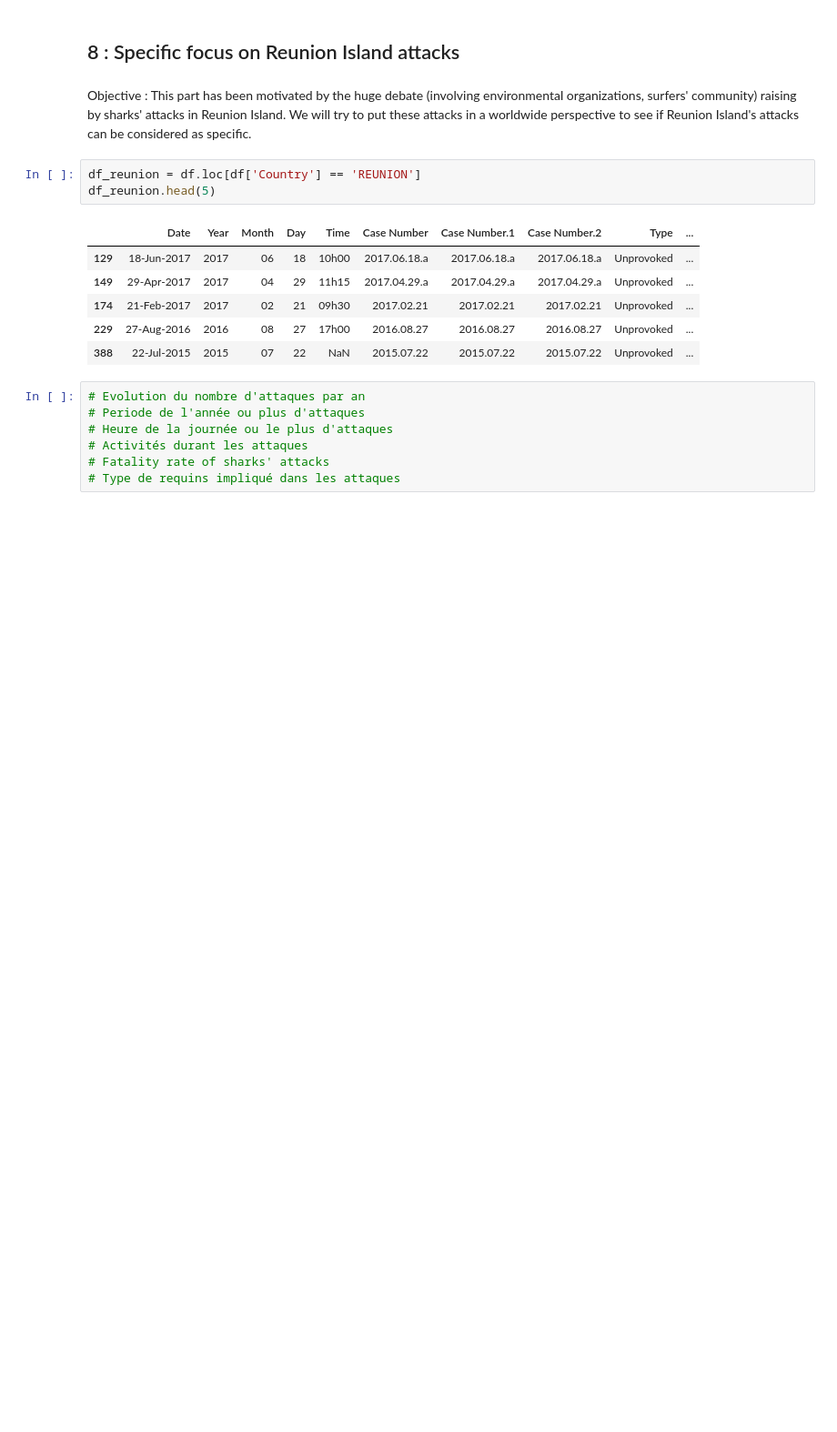
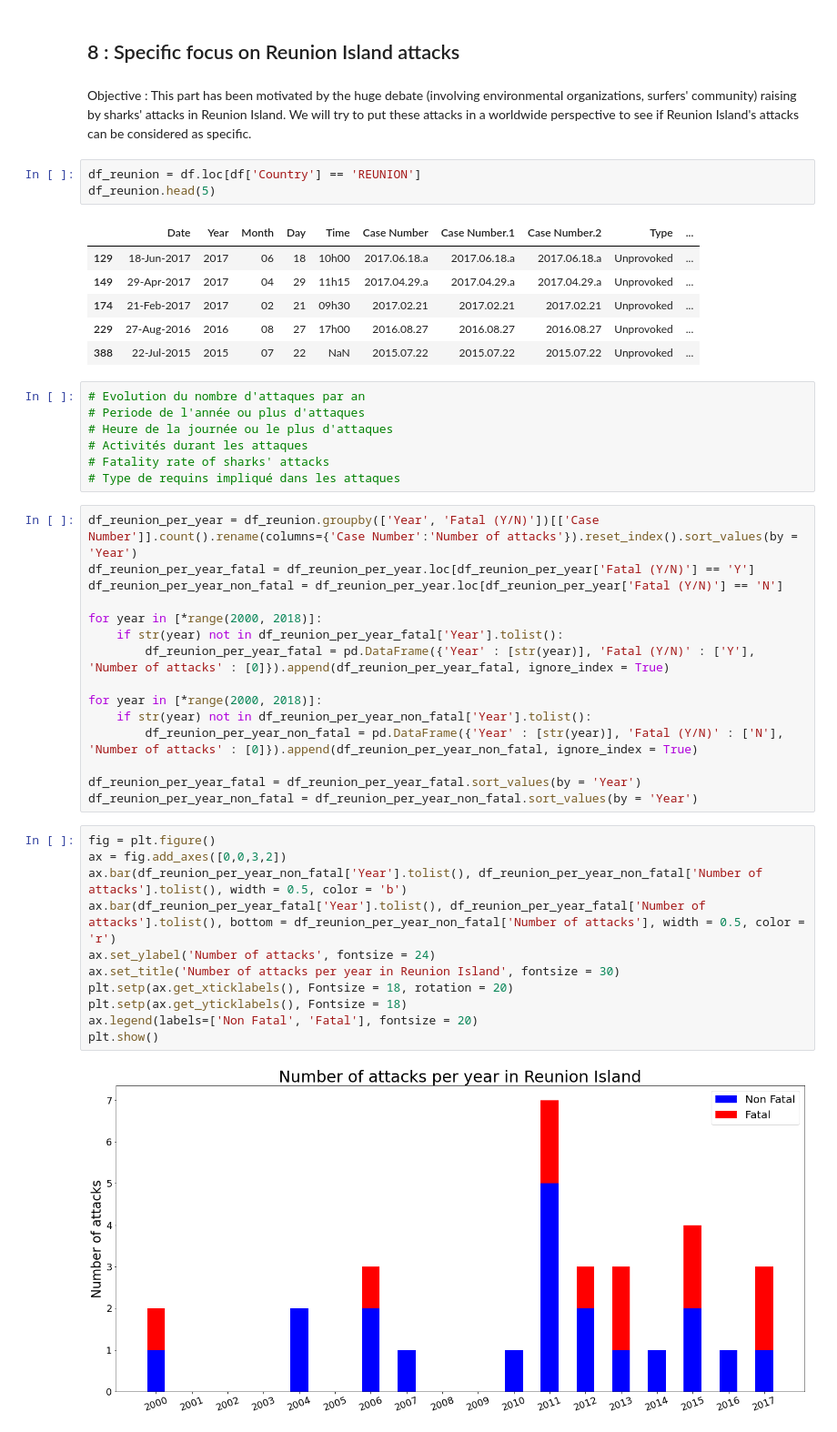
Before and after one commit to BenoitPierson/JAWS, a Jupyter notebook: Jupyter_notebook_jaws.ipynb, the cells around one changed output. Shown: that part at 91% size. Saved outputs shown, nothing was run; the diff lists cells and outputs as text; blank space fills up the shorter version.

```diff
--- a/Jupyter_notebook_jaws.ipynb
+++ b/Jupyter_notebook_jaws.ipynb
@@ -167,3 +168,31 @@ df_reunion.head(5)
 # Activités durant les attaques
 # Fatality rate of sharks' attacks
 # Type de requins impliqué dans les attaques
+# %%
+df_reunion_per_year = df_reunion.groupby(['Year', 'Fatal (Y/N)'])[['Case Number']].count().rename(columns={'Case Number':'Number of attacks'}).reset_index().sort_values(by = 'Year')
+df_reunion_per_year_fatal = df_reunion_per_year.loc[df_reunion_per_year['Fatal (Y/N)'] == 'Y']
+df_reunion_per_year_non_fatal = df_reunion_per_year.loc[df_reunion_per_year['Fatal (Y/N)'] == 'N']
+
+for year in [*range(2000, 2018)]:
+    if str(year) not in df_reunion_per_year_fatal['Year'].tolist():
+        df_reunion_per_year_fatal = pd.DataFrame({'Year' : [str(year)], 'Fatal (Y/N)' : ['Y'], 'Number of attacks' : [0]}).append(df_reunion_per_year_fatal, ignore_index = True)
+
+for year in [*range(2000, 2018)]:
+    if str(year) not in df_reunion_per_year_non_fatal['Year'].tolist():
+        df_reunion_per_year_non_fatal = pd.DataFrame({'Year' : [str(year)], 'Fatal (Y/N)' : ['N'], 'Number of attacks' : [0]}).append(df_reunion_per_year_non_fatal, ignore_index = True)
+
+df_reunion_per_year_fatal = df_reunion_per_year_fatal.sort_values(by = 'Year')
+df_reunion_per_year_non_fatal = df_reunion_per_year_non_fatal.sort_values(by = 'Year')
+# %%
+fig = plt.figure()
+ax = fig.add_axes([0,0,3,2])
+ax.bar(df_reunion_per_year_non_fatal['Year'].tolist(), df_reunion_per_year_non_fatal['Number of attacks'].tolist(), width = 0.5, color = 'b')
+ax.bar(df_reunion_per_year_fatal['Year'].tolist(), df_reunion_per_year_fatal['Number of attacks'].tolist(), bottom = df_reunion_per_year_non_fatal['Number of attacks'], width = 0.5, color = 'r')
+ax.set_ylabel('Number of attacks', fontsize = 24)
+ax.set_title('Number of attacks per year in Reunion Island', fontsize = 30)
+plt.setp(ax.get_xticklabels(), Fontsize = 18, rotation = 20)
+plt.setp(ax.get_yticklabels(), Fontsize = 18)
+ax.legend(labels=['Non Fatal', 'Fatal'], fontsize = 20)
+plt.show()
+# %% [output]
+[figure, added]
```
Also changed, not shown: parts of 6 cells of this notebook.
